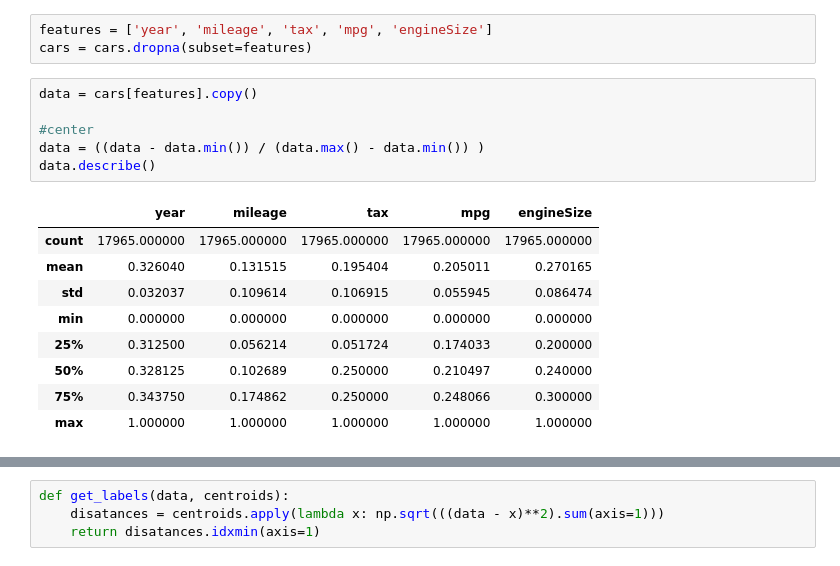
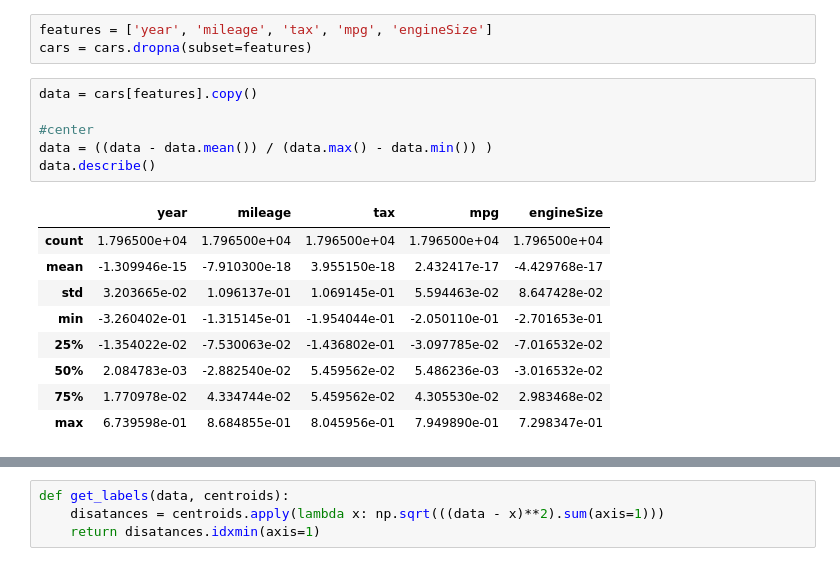
Before and after one commit to kaleabyared/Unsupervised_Learning, a Jupyter notebook: notebooks/k_means_2.ipynb, the cells around one changed output, grey strips where cells are left out. Saved outputs shown, nothing was run; the diff lists cells and outputs as text.

```diff
--- a/notebooks/k_means_2.ipynb
+++ b/notebooks/k_means_2.ipynb
@@ -22,16 +22,16 @@ cars = cars.dropna(subset=features)
 # %%
 data = cars[features].copy()
 
 #center
-data = ((data - data.min()) / (data.max() - data.min()) )
+data = ((data - data.mean()) / (data.max() - data.min()) )
 data.describe()
 # %% [output]
 |  | year | mileage | tax | mpg | engineSize |
-| count | 17965.000000 | 17965.000000 | 17965.000000 | 17965.000000 | 17965.000000 |
-| mean | 0.326040 | 0.131515 | 0.195404 | 0.205011 | 0.270165 |
-| std | 0.032037 | 0.109614 | 0.106915 | 0.055945 | 0.086474 |
-| min | 0.000000 | 0.000000 | 0.000000 | 0.000000 | 0.000000 |
-| 25% | 0.312500 | 0.056214 | 0.051724 | 0.174033 | 0.200000 |
-| 50% | 0.328125 | 0.102689 | 0.250000 | 0.210497 | 0.240000 |
-| 75% | 0.343750 | 0.174862 | 0.250000 | 0.248066 | 0.300000 |
-| max | 1.000000 | 1.000000 | 1.000000 | 1.000000 | 1.000000 |
+| count | 1.796500e+04 | 1.796500e+04 | 1.796500e+04 | 1.796500e+04 | 1.796500e+04 |
+| mean | -1.309946e-15 | -7.910300e-18 | 3.955150e-18 | 2.432417e-17 | -4.429768e-17 |
+| std | 3.203665e-02 | 1.096137e-01 | 1.069145e-01 | 5.594463e-02 | 8.647428e-02 |
+| min | -3.260402e-01 | -1.315145e-01 | -1.954044e-01 | -2.050110e-01 | -2.701653e-01 |
+| 25% | -1.354022e-02 | -7.530063e-02 | -1.436802e-01 | -3.097785e-02 | -7.016532e-02 |
+| 50% | 2.084783e-03 | -2.882540e-02 | 5.459562e-02 | 5.486236e-03 | -3.016532e-02 |
+| 75% | 1.770978e-02 | 4.334744e-02 | 5.459562e-02 | 4.305530e-02 | 2.983468e-02 |
+| max | 6.739598e-01 | 8.684855e-01 | 8.045956e-01 | 7.949890e-01 | 7.298347e-01 |
```
Also changed, not shown: parts of 8 cells of this notebook, 1 other file.
